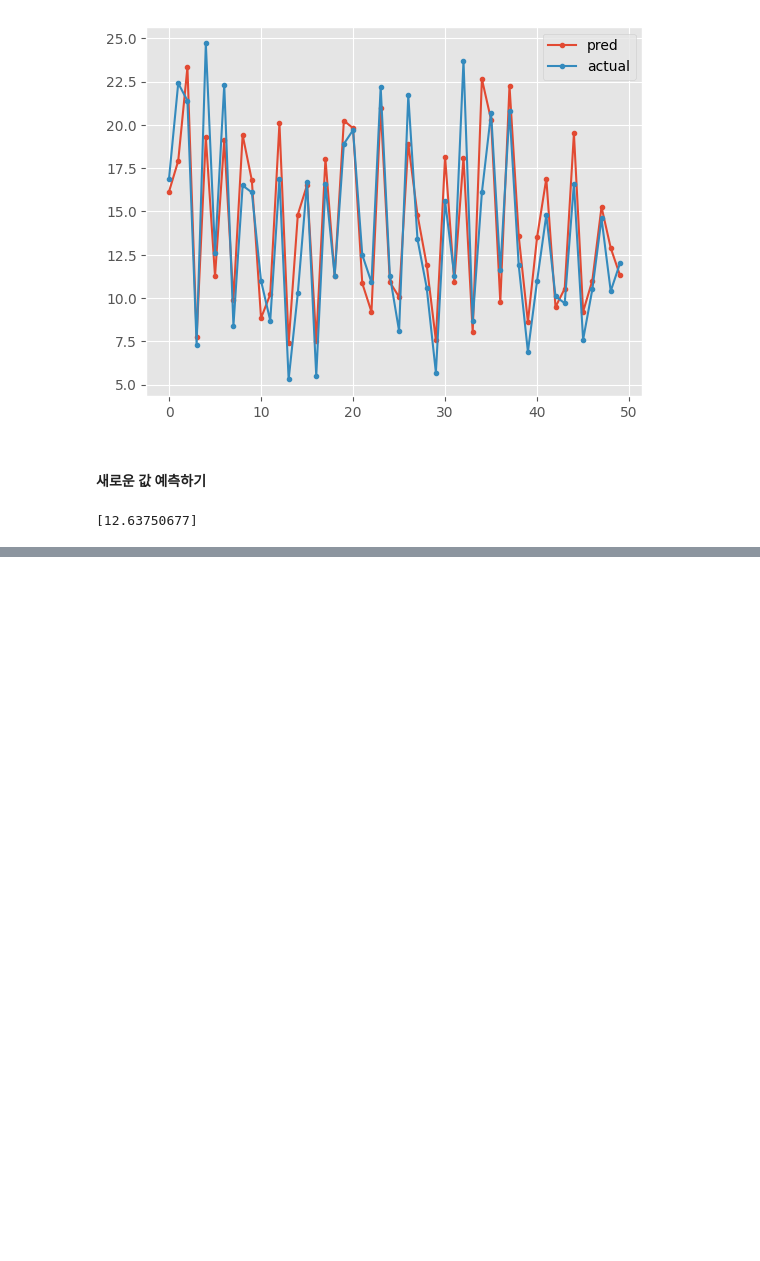
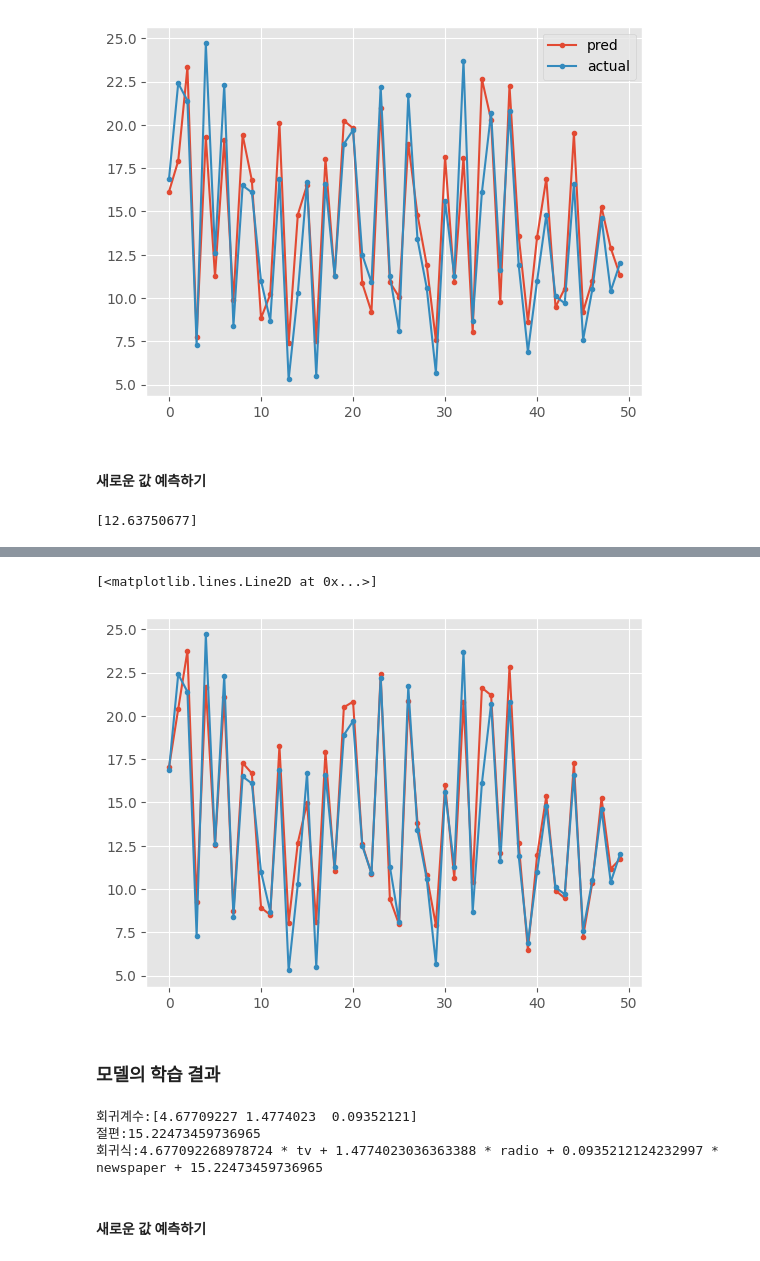
Before and after one commit to parkjiyon7/MSAI_6, a Jupyter notebook: regression_광고플랫폼에따른판매량예측_20250122.ipynb, the cells around one changed output, grey strips where cells are left out. Drawn from its saved outputs; the diff is of its cells as text; code cells hidden in the pictures; blank space fills up the shorter version.

```diff
--- a/regression_광고플랫폼에따른판매량예측_20250122.ipynb
+++ b/regression_광고플랫폼에따른판매량예측_20250122.ipynb
@@ -277,0 +386,25 @@ print(f'{w * TV +b}')
+# %%
+plt.plot(pred, marker='.', label='pred')
+plt.plot(np.array(y_test), marker='.', label='pred')
+# %% [output]
+[<matplotlib.lines.Line2D at 0x...>]
+[figure, added]
+# %% [markdown]
+### 모델의 학습 결과
+# %%
+# 모델의 학습 결과
+print(f'회귀계수:{model2.coef_}')
+print(f'절편:{model2.intercept_}')
+
+w1 = model2.coef_[0]
+w2 = model2.coef_[1]
+w3 = model2.coef_[2]
+b = model2.intercept_
+
+print(f'회귀식:{w1} * tv + {w2} * radio + {w3} * newspaper + {b}')
+# %% [output]
+회귀계수:[4.67709227 1.4774023  0.09352121]
+절편:15.22473459736965
+회귀식:4.677092268978724 * tv + 1.4774023036363388 * radio + 0.0935212124232997 * newspaper + 15.22473459736965
+# %% [markdown]
+#### 새로운 값 예측하기
```
Also changed, not shown: parts of 17 cells of this notebook.
